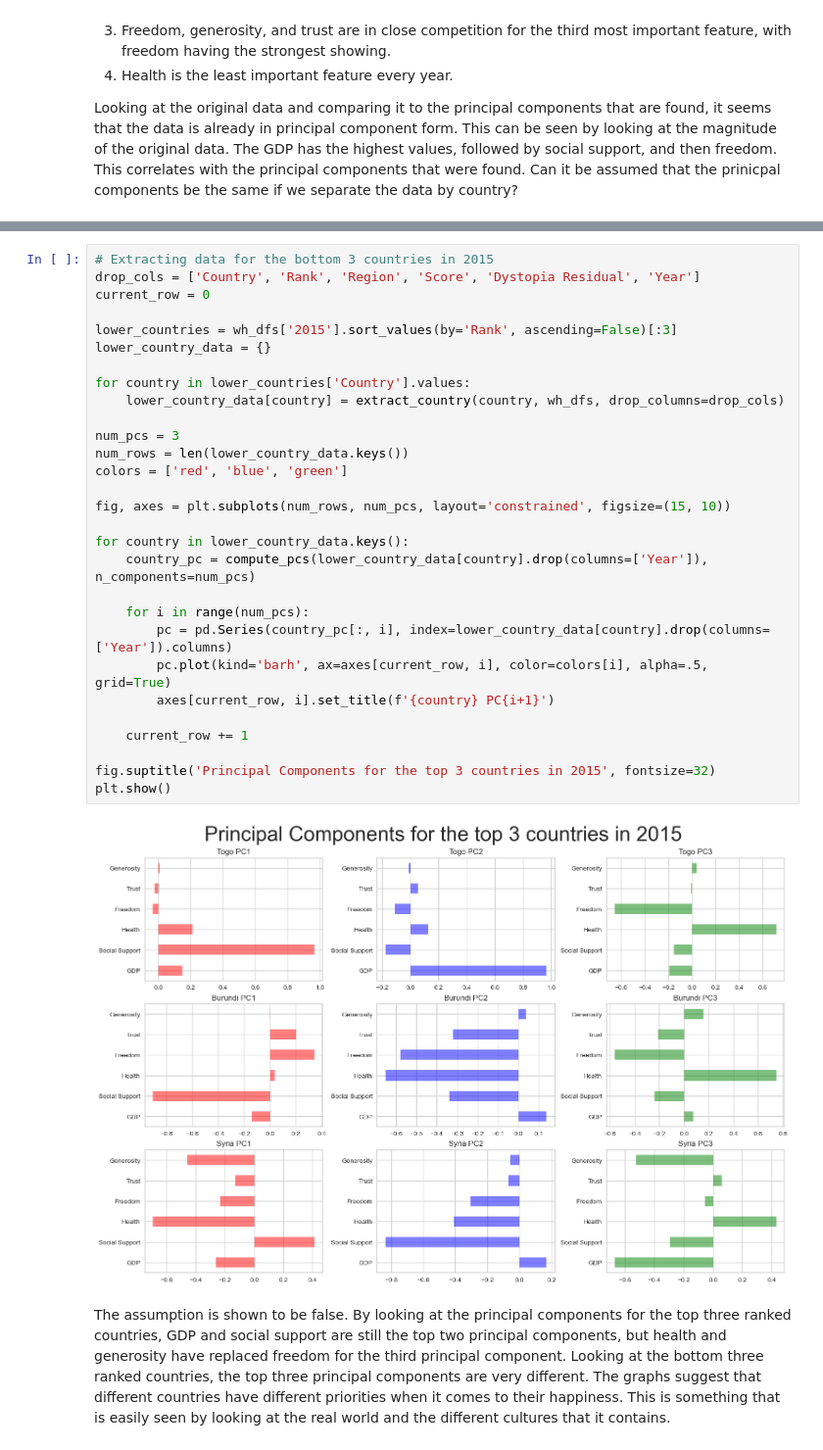
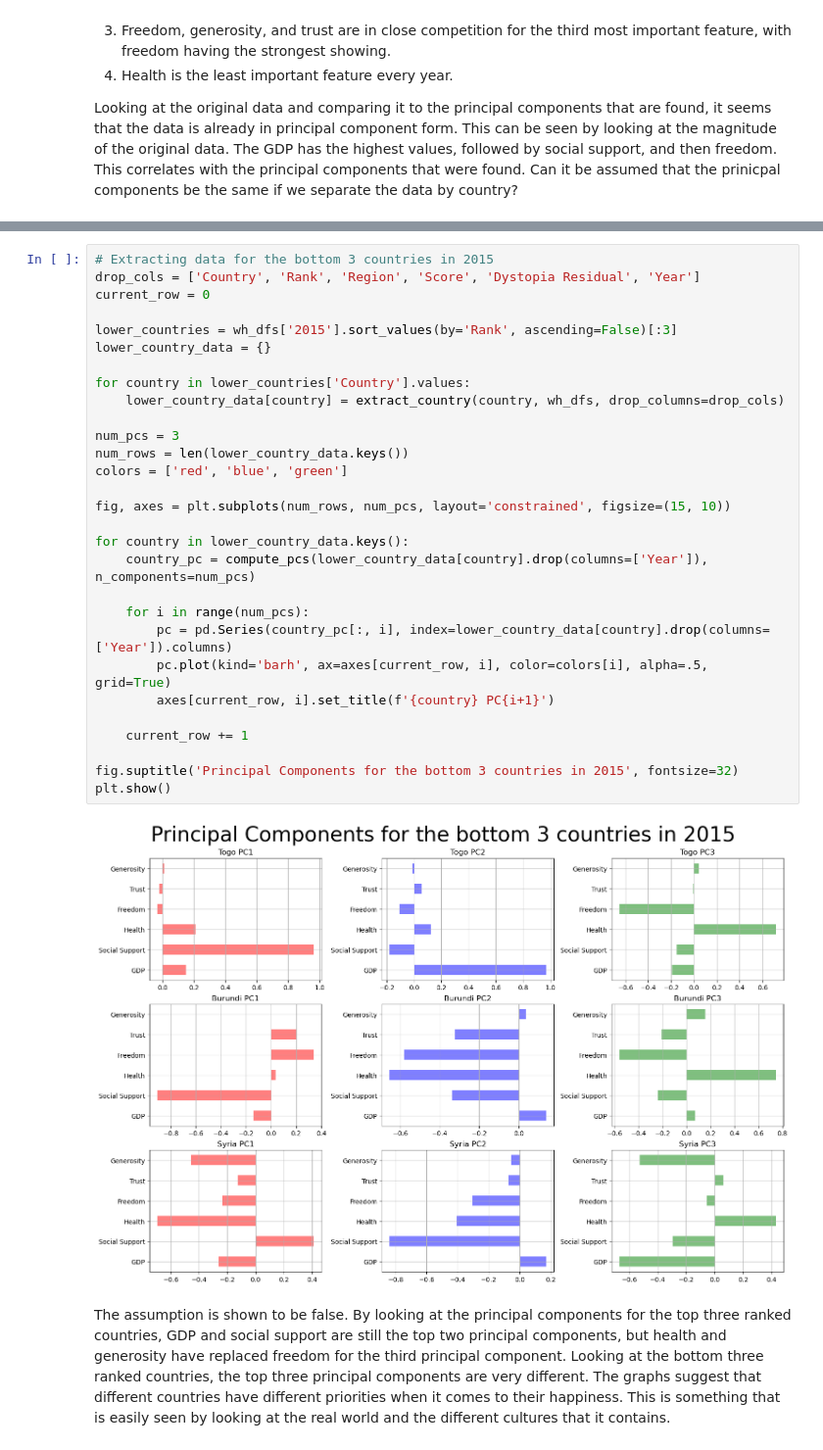
Before and after one commit to cjensen93/WorldHappinesReport, a Jupyter notebook: report.ipynb, the cells around one changed output, grey strips where cells are left out. Shown at 98% size. Cells and saved outputs as stored; diff of their text form.

```diff
--- a/report.ipynb
+++ b/report.ipynb
@@ -642,34 +641,34 @@ plt.show()
 # %%
 # Extracting data for the bottom 3 countries in 2015
 drop_cols = ['Country', 'Rank', 'Region', 'Score', 'Dystopia Residual', 'Year']
 current_row = 0
 
 lower_countries = wh_dfs['2015'].sort_values(by='Rank', ascending=False)[:3]
 lower_country_data = {}
 
 for country in lower_countries['Country'].values:
     lower_country_data[country] = extract_country(country, wh_dfs, drop_columns=drop_cols)
 
 num_pcs = 3
 num_rows = len(lower_country_data.keys())
 colors = ['red', 'blue', 'green']
 
 fig, axes = plt.subplots(num_rows, num_pcs, layout='constrained', figsize=(15, 10))
 
 for country in lower_country_data.keys():
     country_pc = compute_pcs(lower_country_data[country].drop(columns=['Year']), n_components=num_pcs)
 
     for i in range(num_pcs):
         pc = pd.Series(country_pc[:, i], index=lower_country_data[country].drop(columns=['Year']).columns)
         pc.plot(kind='barh', ax=axes[current_row, i], color=colors[i], alpha=.5, grid=True)
         axes[current_row, i].set_title(f'{country} PC{i+1}')
 
     current_row += 1
 
-fig.suptitle('Principal Components for the top 3 countries in 2015', fontsize=32)
+fig.suptitle('Principal Components for the bottom 3 countries in 2015', fontsize=32)
 plt.show()
 # %% [output]
-[figure, old version]
+[figure, new version]
 # %% [markdown]
 The assumption is shown to be false. By looking at the principal components for the top three ranked countries, GDP and social support are still the top two principal components, but health and generosity have replaced freedom for the third principal component. Looking at the bottom three ranked countries, the top three principal components are very different. The graphs suggest that different countries have different priorities when it comes to their happiness. This is something that is easily seen by looking at the real world and the different cultures that it contains.
 # %% [markdown]
```
Also changed, not shown: parts of 5 cells of this notebook.
